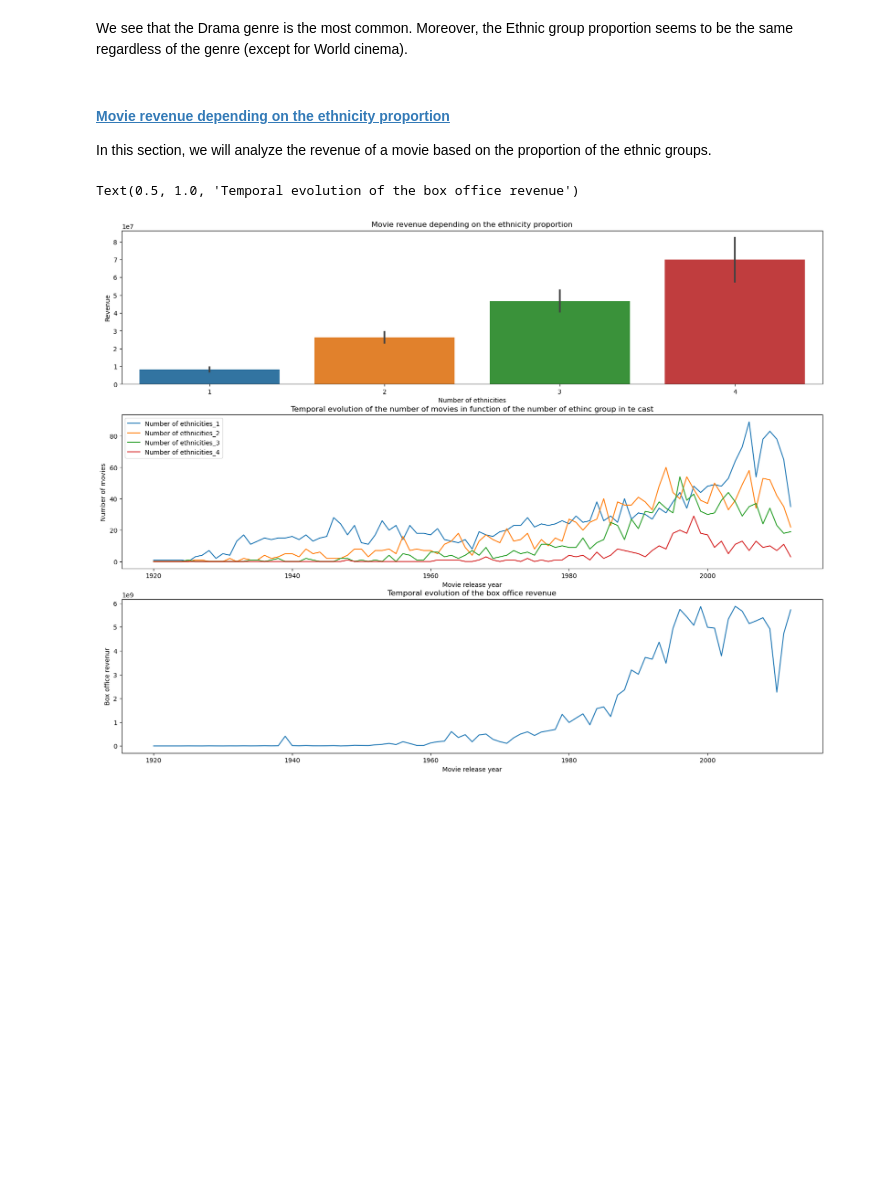
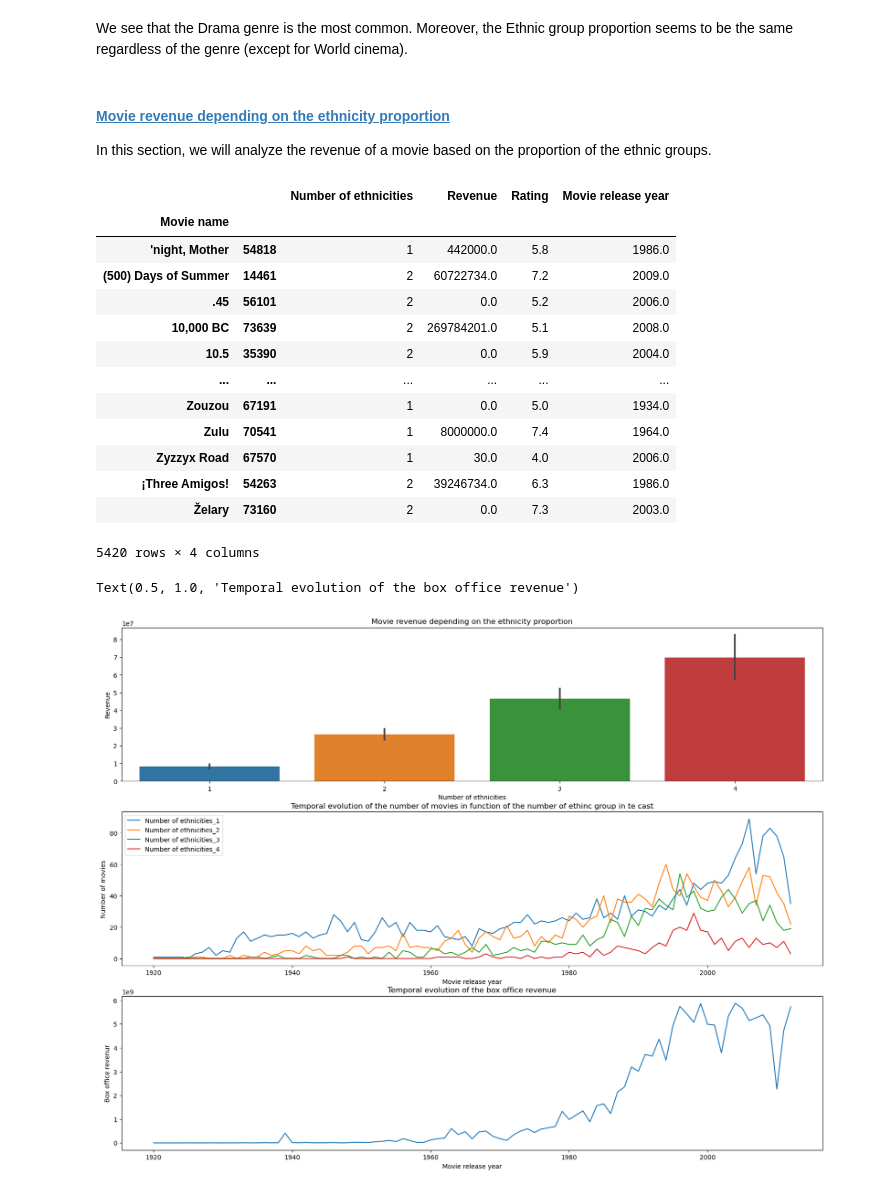
Before and after one commit to epfl-ada/ada-2023-project-draco, a Jupyter notebook: Milestone_2.ipynb, the cells around one changed output. Drawn from its saved outputs; the diff is of its cells as text; code cells hidden in the pictures; blank space fills up the shorter version.

```diff
--- a/Milestone_2.ipynb
+++ b/Milestone_2.ipynb
@@ -975,6 +978,23 @@ movie_revenues=characters_movies.copy().groupby('Movie name').apply(lambda x: pd
         "Movie release year" : x['Movie release year'].drop_duplicates()
     }))
 movie_revenues=movie_revenues.dropna()
+# %%
+movie_revenues
+# %% [output]
+|  |  | Number of ethnicities | Revenue | Rating | Movie release year |
+| Movie name |  |  |  |  |  |
+| 'night, Mother | 54818 | 1 | 442000.0 | 5.8 | 1986.0 |
+| (500) Days of Summer | 14461 | 2 | 60722734.0 | 7.2 | 2009.0 |
+| .45 | 56101 | 2 | 0.0 | 5.2 | 2006.0 |
+| 10,000 BC | 73639 | 2 | 269784201.0 | 5.1 | 2008.0 |
+| 10.5 | 35390 | 2 | 0.0 | 5.9 | 2004.0 |
+| ... | ... | ... | ... | ... | ... |
+| Zouzou | 67191 | 1 | 0.0 | 5.0 | 1934.0 |
+| Zulu | 70541 | 1 | 8000000.0 | 7.4 | 1964.0 |
+| Zyzzyx Road | 67570 | 1 | 30.0 | 4.0 | 2006.0 |
+| ¡Three Amigos! | 54263 | 2 | 39246734.0 | 6.3 | 1986.0 |
+| Želary | 73160 | 2 | 0.0 | 7.3 | 2003.0 |
+5420 rows × 4 columns
 # %%
 fig, axs = plt.subplots(3,1, figsize=(20, 15))
 
```
Also changed, not shown: parts of 22 cells of this notebook.
